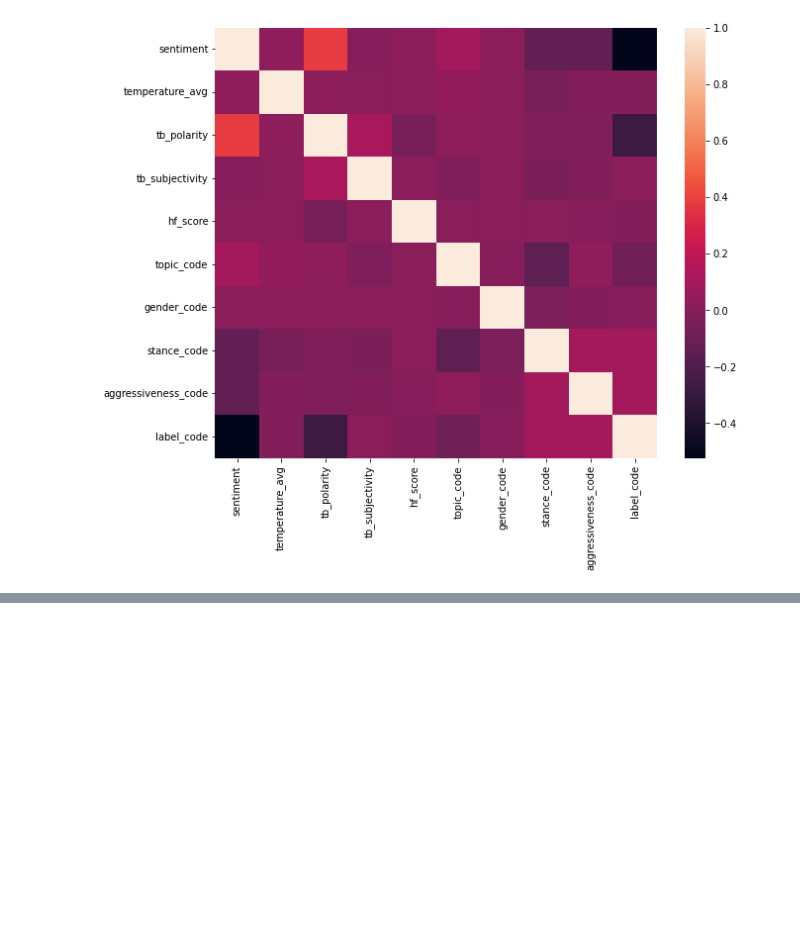
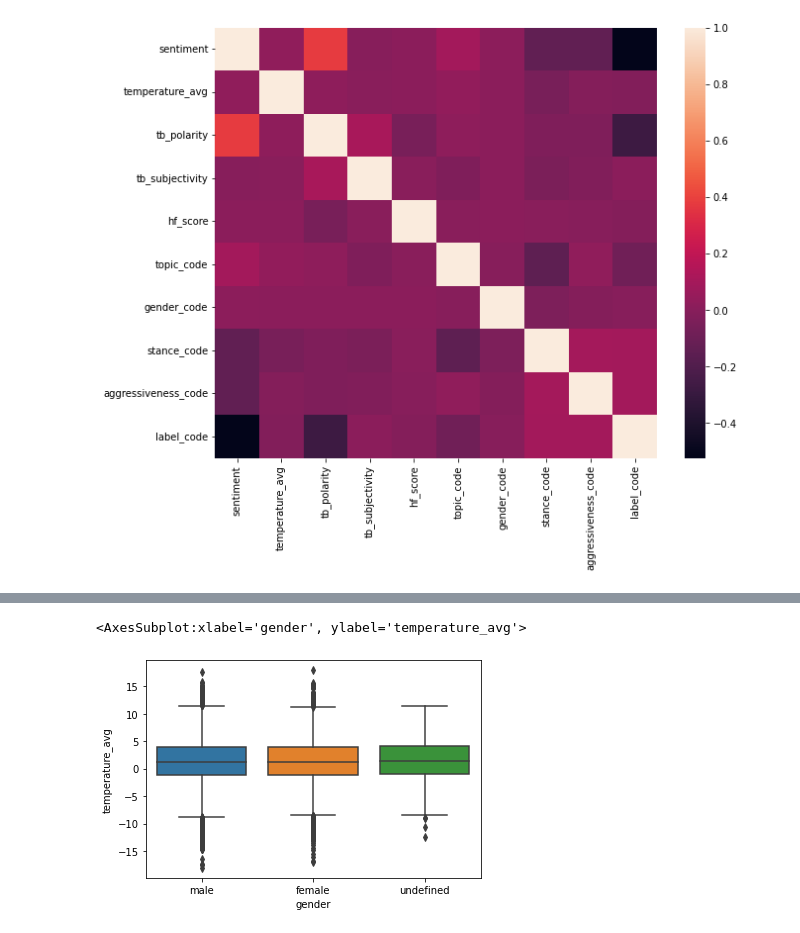
Before and after one commit to 3LL3RM4NN/bdlt_project_the_prophets, a Jupyter notebook: playground_julius.ipynb, the cells around one changed output, grey strips where cells are left out. Cells and saved outputs as stored; diff of their text form; code cells hidden in the pictures; blank space fills up the shorter version.

```diff
--- a/playground_julius.ipynb
+++ b/playground_julius.ipynb
@@ -99,0 +108,5 @@ sns.heatmap(corr, ax=ax)
+# %%
+sns.boxplot(x='gender', y='temperature_avg', data=data)
+# %% [output]
+<AxesSubplot:xlabel='gender', ylabel='temperature_avg'>
+[figure, added]
```
Also changed, not shown: parts of 17 cells of this notebook.
